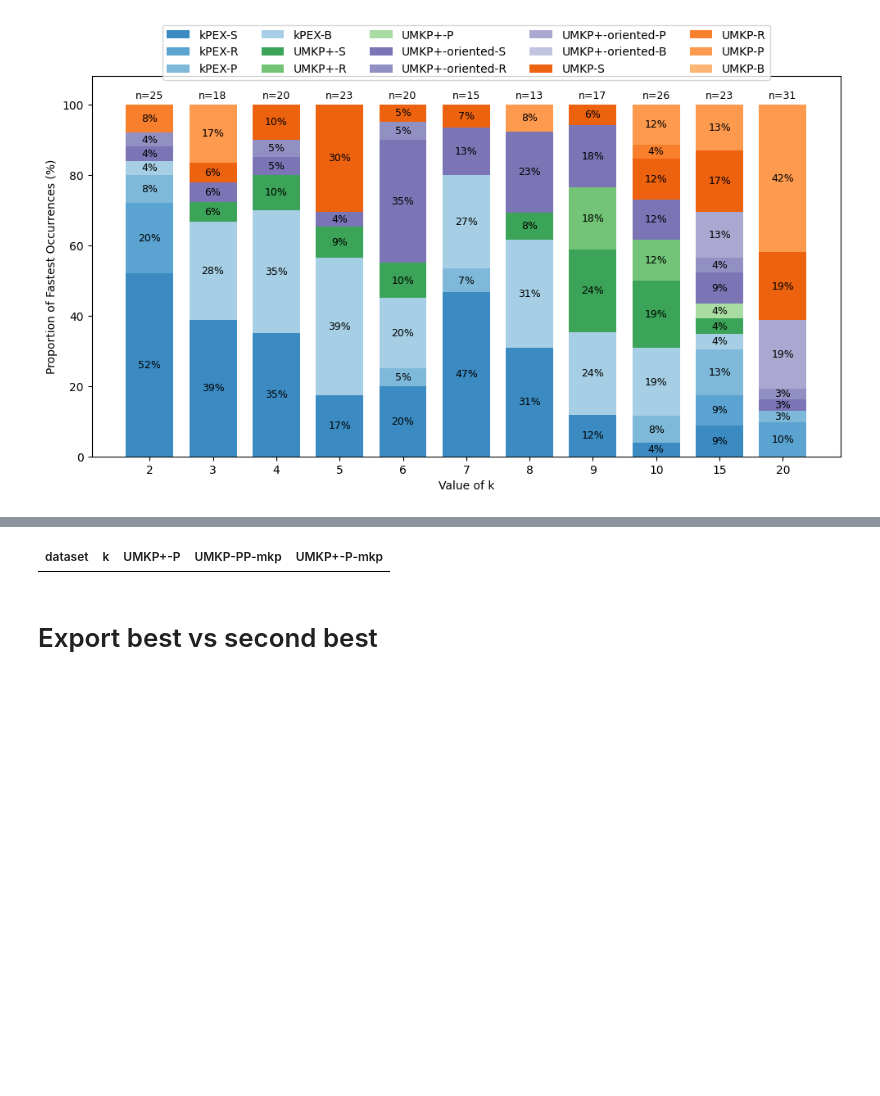
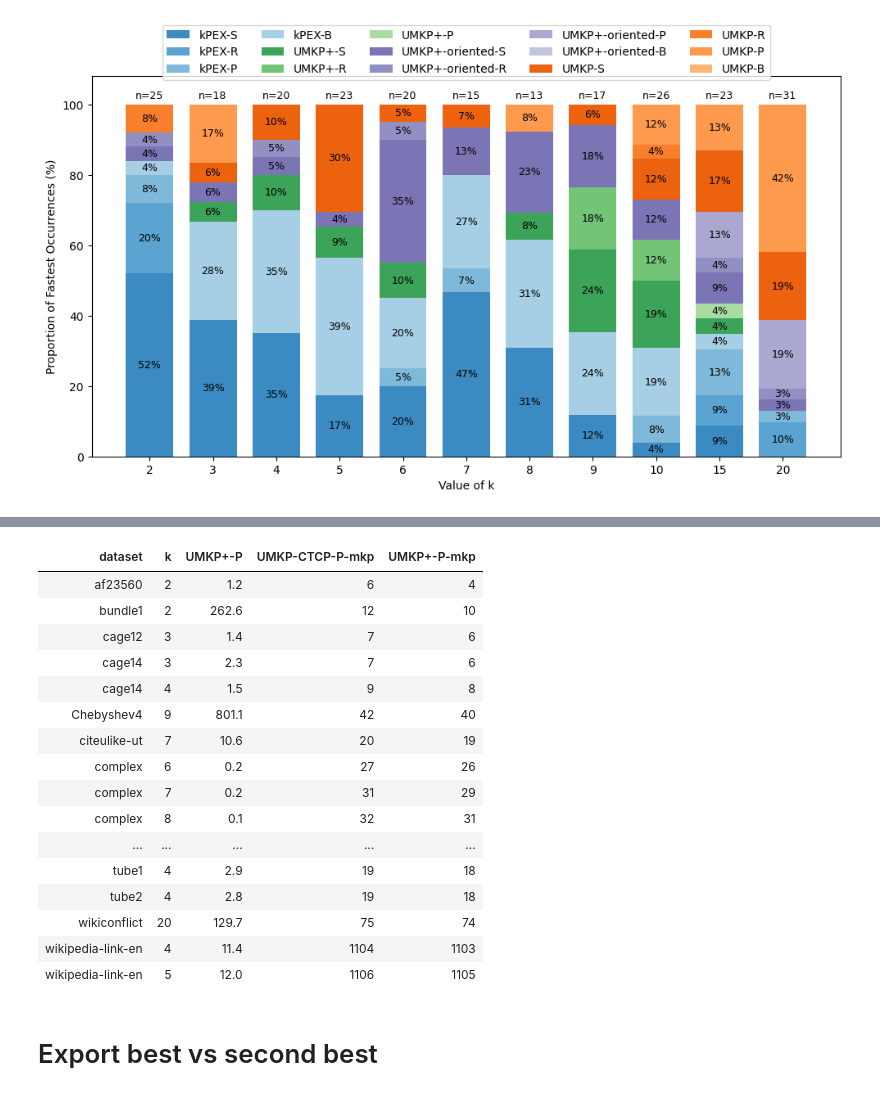
Before and after one commit to akhlaqueak/kplex-ML, a Jupyter notebook: notebooks/entire-data-algos.ipynb, the cells around one changed output, grey strips where cells are left out. Cells and saved outputs as stored; diff of their text form; code cells hidden in the pictures; blank space fills up the shorter version.

```diff
--- a/notebooks/entire-data-algos.ipynb
+++ b/notebooks/entire-data-algos.ipynb
@@ -40,7 +40,9 @@ df = clean_dataframe(df)
 
 all_algos=[
     'kPEX-S', 'kPEX-R', 'kPEX-P', 'kPEX-B', 'kPEX-MB',
-    'UMKP-S', 'UMKP-R', 'UMKP-P', 'UMKP-B', 'UMKP-PP',
+    'kPEX-oriented-S', 'kPEX-oriented-R', 'kPEX-oriented-P', 'kPEX-oriented-B', 'kPEX-oriented-MB',
+    'UMKP-S', 'UMKP-R', 'UMKP-P', 'UMKP-B', "UMKP-CTCP-P",
+    'UMKP-oriented-S', 'UMKP-oriented-R', 'UMKP-oriented-P', 'UMKP-oriented-B',
     'UMKP+-S', 'UMKP+-R', 'UMKP+-P', 'UMKP+-B',
     'UMKP+-oriented-S', 'UMKP+-oriented-R', 'UMKP+-oriented-P', 'UMKP+-oriented-B'
 ]
@@ -425,17 +429,33 @@ Sorting by: speedup
 # %%
 def compare_cols(df, col1, col2, extra_cols=("dataset", "k", "UMKP+-P"), ignore_value=1800):
     mask = (
         df[col1].notna() &
         df[col2].notna() &
         (df[col1] != ignore_value) &
         (df[col2] != ignore_value) &
         (df[col1] != df[col2])
     )
     return df.loc[mask, list(extra_cols) + [col1, col2]]
-disp=compare_cols(df, "UMKP-PP-mkp", "UMKP+-P-mkp")
+disp=compare_cols(df, "UMKP-CTCP-P-mkp", "UMKP+-P-mkp")
 display_scroll(disp)
 # %% [output]
-| dataset | k | UMKP+-P | UMKP-PP-mkp | UMKP+-P-mkp |
+| dataset | k | UMKP+-P | UMKP-CTCP-P-mkp | UMKP+-P-mkp |
+| af23560 | 2 | 1.2 | 6 | 4 |
+| bundle1 | 2 | 262.6 | 12 | 10 |
+| cage12 | 3 | 1.4 | 7 | 6 |
+| cage14 | 3 | 2.3 | 7 | 6 |
+| cage14 | 4 | 1.5 | 9 | 8 |
+| Chebyshev4 | 9 | 801.1 | 42 | 40 |
+| citeulike-ut | 7 | 10.6 | 20 | 19 |
+| complex | 6 | 0.2 | 27 | 26 |
+| complex | 7 | 0.2 | 31 | 29 |
+| complex | 8 | 0.1 | 32 | 31 |
+| ... | ... | ... | ... | ... |
+| tube1 | 4 | 2.9 | 19 | 18 |
+| tube2 | 4 | 2.8 | 19 | 18 |
+| wikiconflict | 20 | 129.7 | 75 | 74 |
+| wikipedia-link-en | 4 | 11.4 | 1104 | 1103 |
+| wikipedia-link-en | 5 | 12.0 | 1106 | 1105 |
 # %% [markdown]
 # Export best vs second best
 # %% [markdown]
```
Also changed, not shown: parts of 9 cells of this notebook, 18 other files.
